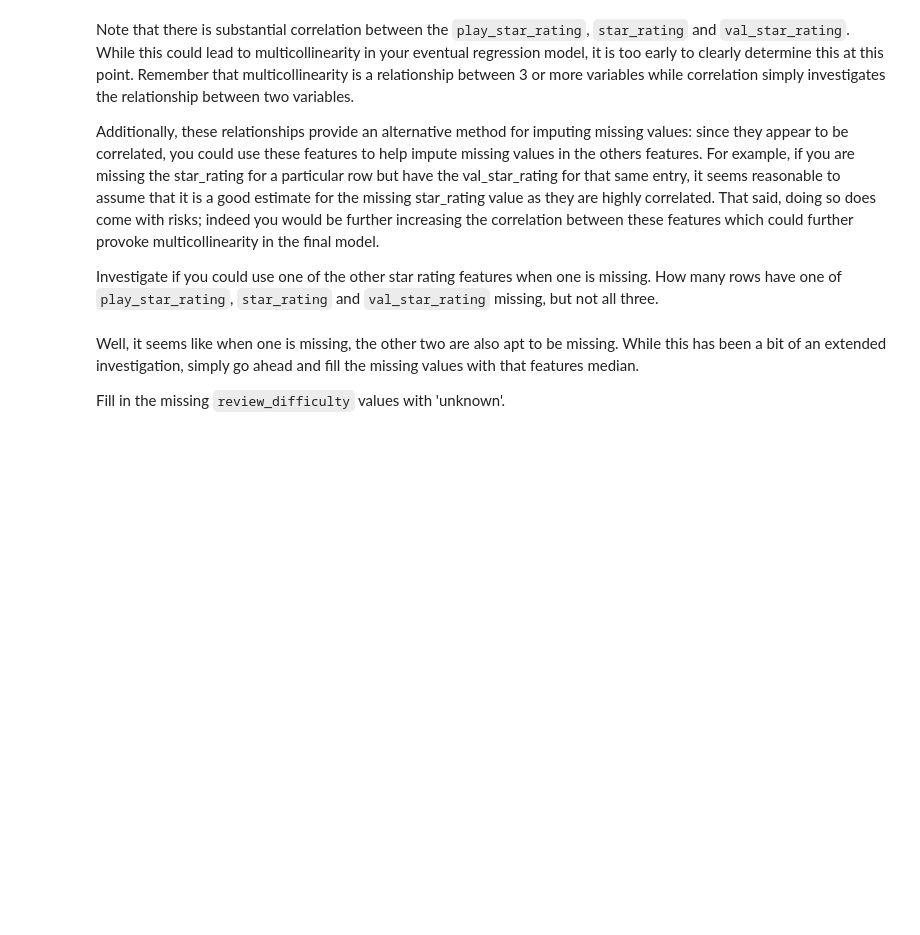
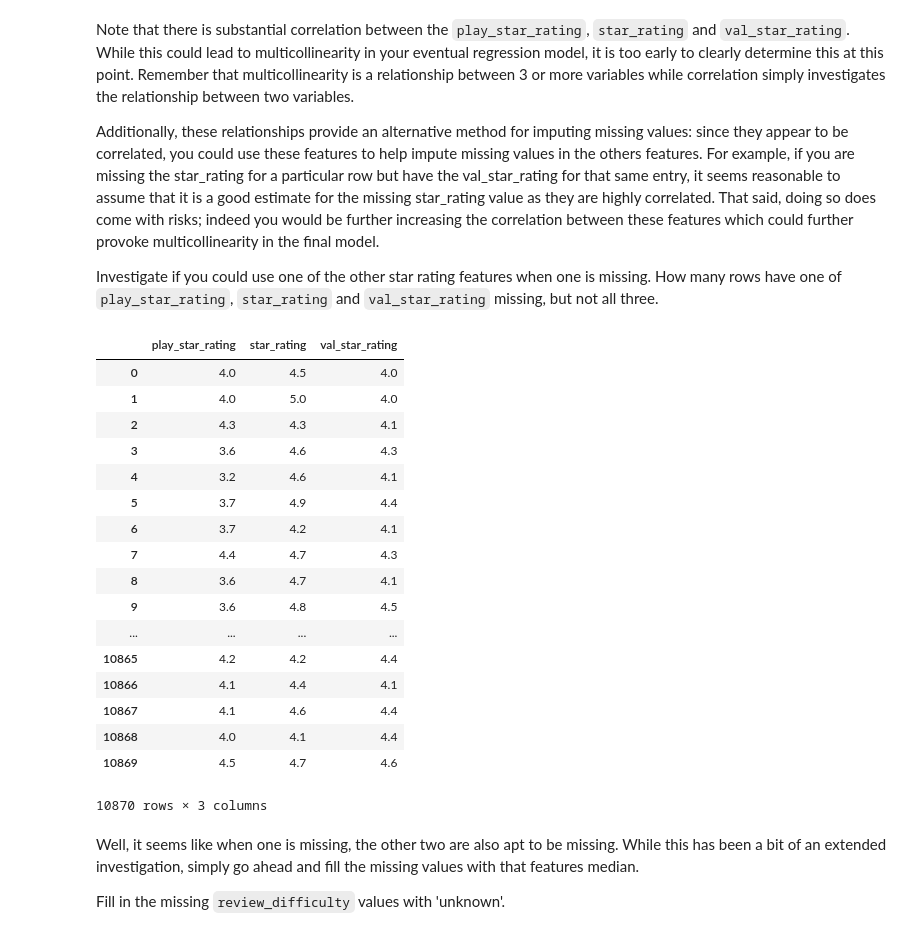
Before and after one commit to fleralle/dsc-scrubbing-and-cleaning-data-lab-houston-ds-042219, a Jupyter notebook: index.ipynb, the cells around one changed output. Drawn from its saved outputs; the diff is of its cells as text; code cells hidden in the pictures; blank space fills up the shorter version.

```diff
--- a/index.ipynb
+++ b/index.ipynb
@@ -229,7 +229,26 @@ Additionally, these relationships provide an alternative method for imputing mis
 Investigate if you could use one of the other star rating features when one is missing. How many rows have one of `play_star_rating`, `star_rating` and `val_star_rating` missing, but not all three.
 # %%
 #Your code here
-df[['play_star_rating', star_rating and val_star_rating]]
+df[['play_star_rating', 'star_rating', 'val_star_rating']]
+# %% [output]
+|  | play_star_rating | star_rating | val_star_rating |
+| 0 | 4.0 | 4.5 | 4.0 |
+| 1 | 4.0 | 5.0 | 4.0 |
+| 2 | 4.3 | 4.3 | 4.1 |
+| 3 | 3.6 | 4.6 | 4.3 |
+| 4 | 3.2 | 4.6 | 4.1 |
+| 5 | 3.7 | 4.9 | 4.4 |
+| 6 | 3.7 | 4.2 | 4.1 |
+| 7 | 4.4 | 4.7 | 4.3 |
+| 8 | 3.6 | 4.7 | 4.1 |
+| 9 | 3.6 | 4.8 | 4.5 |
+| ... | ... | ... | ... |
+| 10865 | 4.2 | 4.2 | 4.4 |
+| 10866 | 4.1 | 4.4 | 4.1 |
+| 10867 | 4.1 | 4.6 | 4.4 |
+| 10868 | 4.0 | 4.1 | 4.4 |
+| 10869 | 4.5 | 4.7 | 4.6 |
+10870 rows × 3 columns
 # %% [markdown]
 Well, it seems like when one is missing, the other two are also apt to be missing. While this has been a bit of an extended investigation, simply go ahead and fill the missing values with that features median.
 
```
